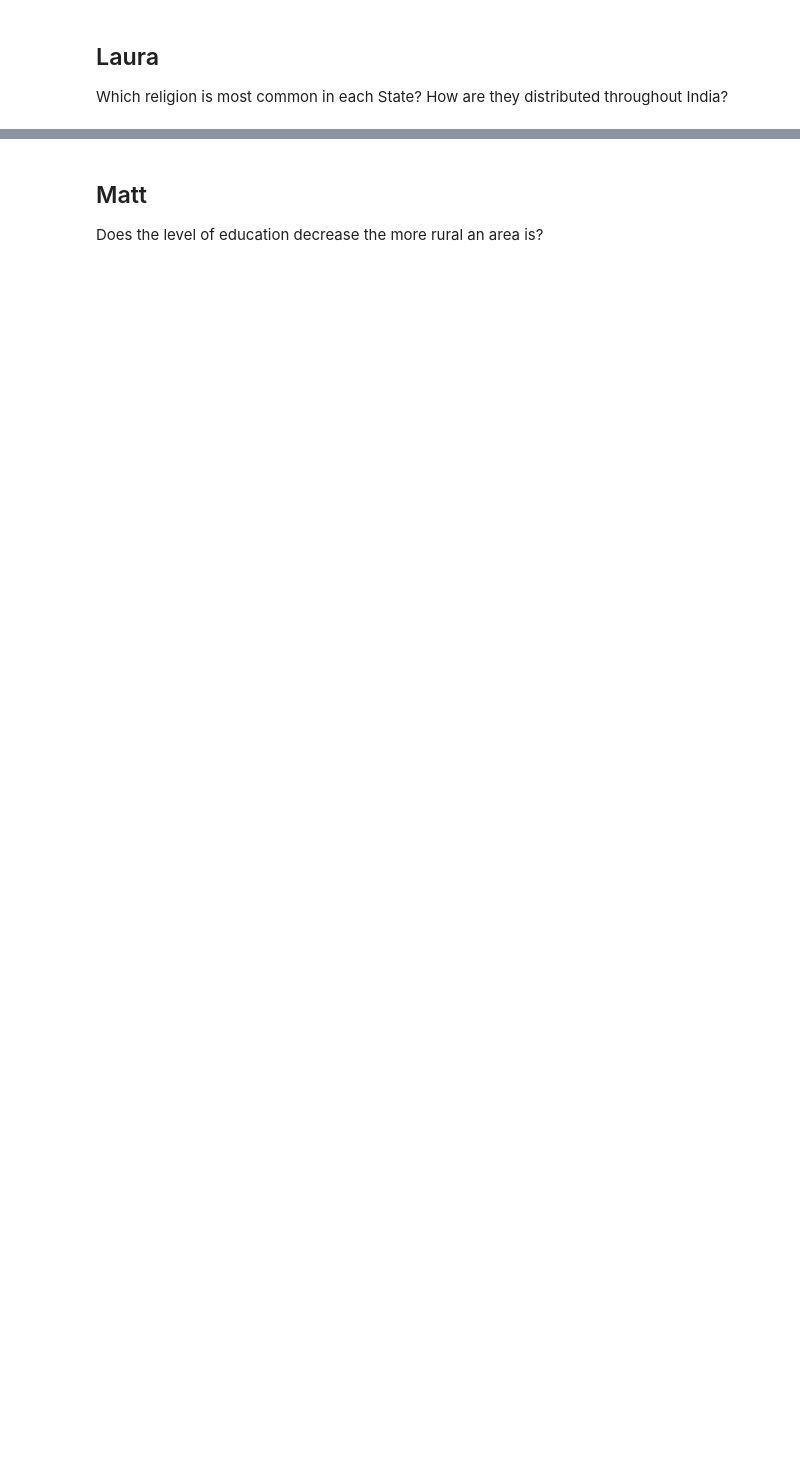
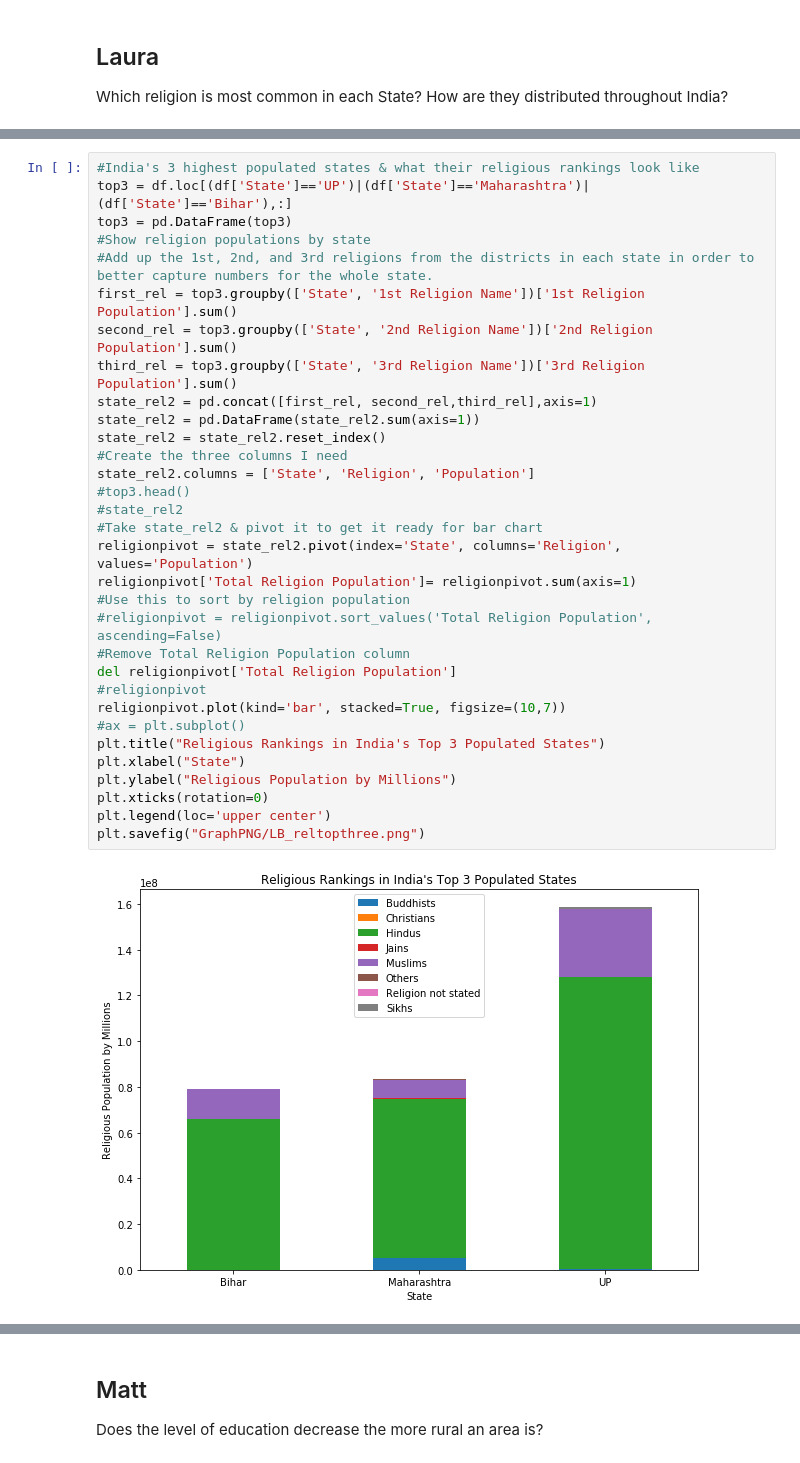
Before and after one commit to bpdamore/ProjectOne, a Jupyter notebook: main_analysis.ipynb, the cells around one changed output, grey strips where cells are left out. Drawn from its saved outputs; the diff is of its cells as text; blank space fills up the shorter version.

```diff
--- a/main_analysis.ipynb
+++ b/main_analysis.ipynb
@@ -217,0 +228,34 @@ plt.show()
+# %%
+#India's 3 highest populated states & what their religious rankings look like
+top3 = df.loc[(df['State']=='UP')|(df['State']=='Maharashtra')|(df['State']=='Bihar'),:]
+top3 = pd.DataFrame(top3)
+#Show religion populations by state
+#Add up the 1st, 2nd, and 3rd religions from the districts in each state in order to better capture numbers for the whole state.
+first_rel = top3.groupby(['State', '1st Religion Name'])['1st Religion Population'].sum()
+second_rel = top3.groupby(['State', '2nd Religion Name'])['2nd Religion Population'].sum()
+third_rel = top3.groupby(['State', '3rd Religion Name'])['3rd Religion Population'].sum()
+state_rel2 = pd.concat([first_rel, second_rel,third_rel],axis=1)
+state_rel2 = pd.DataFrame(state_rel2.sum(axis=1))
+state_rel2 = state_rel2.reset_index()
+#Create the three columns I need
+state_rel2.columns = ['State', 'Religion', 'Population']
+#top3.head()
+#state_rel2
+#Take state_rel2 & pivot it to get it ready for bar chart
+religionpivot = state_rel2.pivot(index='State', columns='Religion', values='Population')
+religionpivot['Total Religion Population']= religionpivot.sum(axis=1)
+#Use this to sort by religion population
+#religionpivot = religionpivot.sort_values('Total Religion Population', ascending=False)
+#Remove Total Religion Population column
+del religionpivot['Total Religion Population']
+#religionpivot
+religionpivot.plot(kind='bar', stacked=True, figsize=(10,7))
+#ax = plt.subplot()
+plt.title("Religious Rankings in India's Top 3 Populated States")
+plt.xlabel("State")
+plt.ylabel("Religious Population by Millions")
+plt.xticks(rotation=0)
+plt.legend(loc='upper center')
+plt.savefig("GraphPNG/LB_reltopthree.png")
+# %% [output]
+[figure, added]
```
Also changed, not shown: parts of 22 cells of this notebook, 18 other files.
